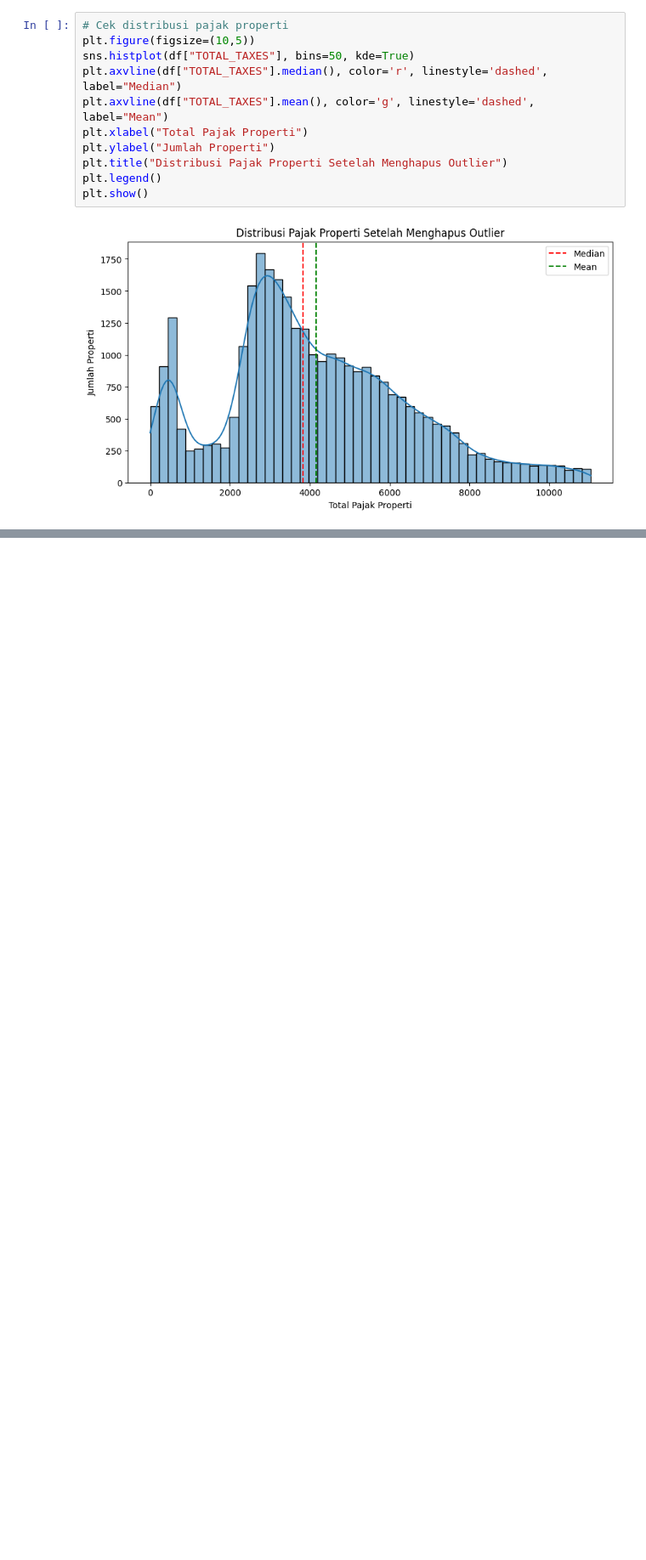
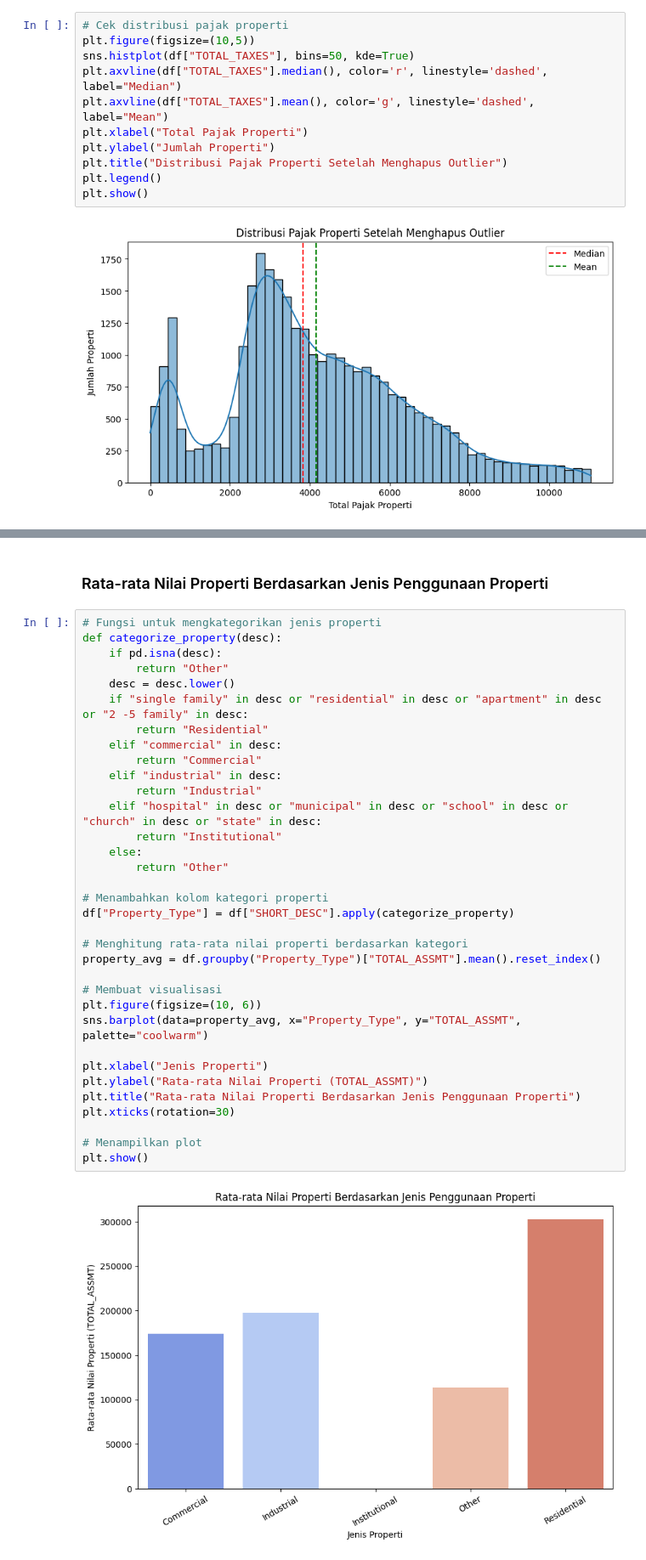
Before and after one commit to MuhammadBintang27/Kelompok_6_Tugas01_Data_Preparation, a Jupyter notebook: Kelompok6.ipynb, the cells around one changed output, grey strips where cells are left out. Shown: that part at 85% size. Cells and saved outputs as stored; diff of their text form; blank space fills up the shorter version.

```diff
--- a/Kelompok6.ipynb
+++ b/Kelompok6.ipynb
@@ -340,0 +368,38 @@ plt.show()
+# %% [markdown]
+### Rata-rata Nilai Properti Berdasarkan Jenis Penggunaan Properti
+# %%
+# Fungsi untuk mengkategorikan jenis properti
+def categorize_property(desc):
+    if pd.isna(desc):
+        return "Other"
+    desc = desc.lower()
+    if "single family" in desc or "residential" in desc or "apartment" in desc or "2 -5 family" in desc:
+        return "Residential"
+    elif "commercial" in desc:
+        return "Commercial"
+    elif "industrial" in desc:
+        return "Industrial"
+    elif "hospital" in desc or "municipal" in desc or "school" in desc or "church" in desc or "state" in desc:
+        return "Institutional"
+    else:
+        return "Other"
+
+# Menambahkan kolom kategori properti
+df["Property_Type"] = df["SHORT_DESC"].apply(categorize_property)
+
+# Menghitung rata-rata nilai properti berdasarkan kategori
+property_avg = df.groupby("Property_Type")["TOTAL_ASSMT"].mean().reset_index()
+
+# Membuat visualisasi
+plt.figure(figsize=(10, 6))
+sns.barplot(data=property_avg, x="Property_Type", y="TOTAL_ASSMT", palette="coolwarm")
+
+plt.xlabel("Jenis Properti")
+plt.ylabel("Rata-rata Nilai Properti (TOTAL_ASSMT)")
+plt.title("Rata-rata Nilai Properti Berdasarkan Jenis Penggunaan Properti")
+plt.xticks(rotation=30)
+
+# Menampilkan plot
+plt.show()
+# %% [output]
+[figure, added]
```
Also changed, not shown: parts of 6 cells of this notebook.
